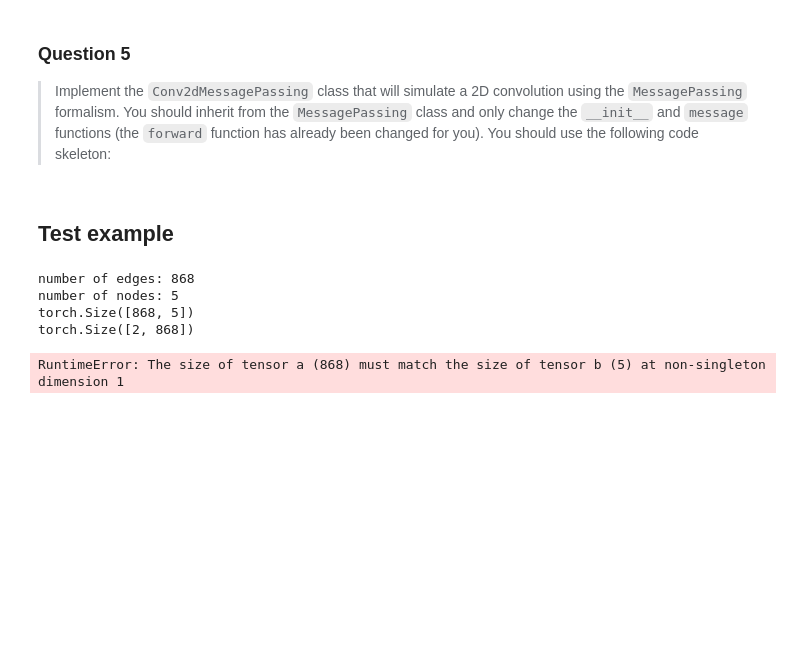
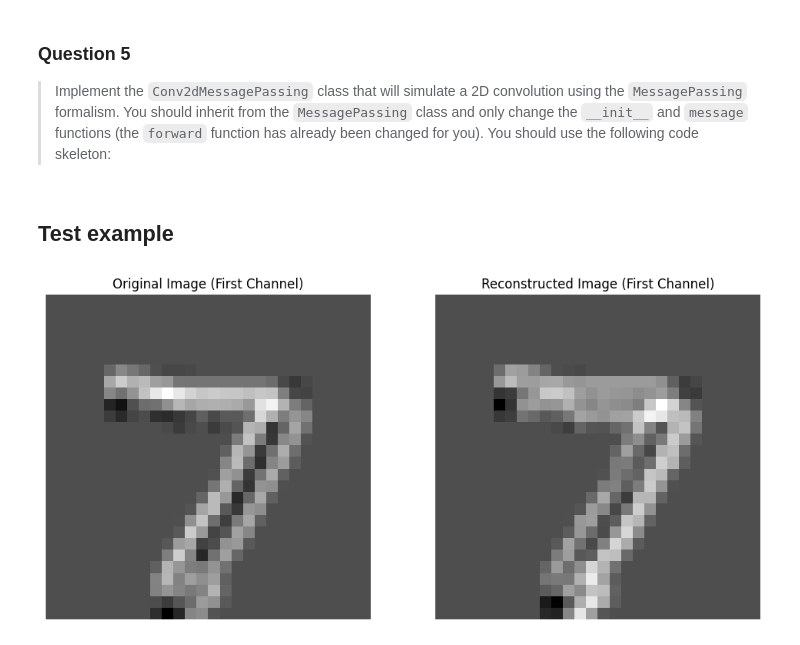
Before and after one commit to theaudaudiffret/Advanced-Deep-Learning, a Jupyter notebook: TP3_.ipynb, the cells around one changed output. Saved outputs shown, nothing was run; the diff lists cells and outputs as text; code cells hidden in the pictures; blank space fills up the shorter version.

```diff
--- a/TP3_.ipynb
+++ b/TP3_.ipynb
@@ -752,7 +752,12 @@ def graph_to_image(
 
     return image
 # %%
+from torchvision import datasets, transforms
+
 fig, axes = plt.subplots(1, 2, figsize=(10, 5))
+ref_conv = torch.nn.Conv2d(5, 7, kernel_size=3, padding=1, stride=1)
+
+
 # Load an MNIST image
 test_dataset = datasets.MNIST(root="./data", train=False, download=True, transform=transforms.ToTensor())
 image, _ = test_dataset[0]  # Take the first image
@@ -762,8 +767,9 @@ axes[0].axis("off")
 
 
 # Convert image to graph
-graph = image_to_graph(image)  # Ajoute une dimension de canal
-image_recomposed = graph_to_image(graph.x, 28, 28, None)
+graph = image_to_graph(image, ref_conv)  # Ajoute une dimension de canal
+
+image_recomposed = graph_to_image(graph.x, 28, 28, ref_conv)
 
 axes[1].imshow(image.squeeze(), cmap="gray")
 axes[1].set_title("Image converted to graph and back to image")
@@ -833,6 +934,7 @@ class Conv2dMessagePassing(torch_geometric.nn.MessagePassing):
 ## Test example
 # %%
 #from conv_as_message_passing import image_to_graph, graph_to_image, Conv2dMessagePassing
+
 
 c = 5
 h = 10
@@ -840,22 +942,19 @@ w = 11
 
 ref_conv = torch.nn.Conv2d(c, 2, kernel_size=3, padding=1, stride=1, bias=False)
 image = torch.randn(c, h, w)
+ref_conv.weight.data = torch.randn_like(ref_conv.weight.data)
 g_image = image_to_graph(image, ref_conv)
-ref_conv.weight.data = torch.randn_like(ref_conv.weight.data)
 
 conv_mp = Conv2dMessagePassing(ref_conv)
 
 g_image = conv_mp(g_image)
 
+
 y_th = ref_conv(image)
 
-# ref_conv.weight.data = torch.randn_like(ref_conv.weight.data)
-# reconstructed_image = graph_to_image(g_image, h, w, ref_conv)
+ref_conv.weight.data = torch.randn_like(ref_conv.weight.data)
+reconstructed_image = graph_to_image(g_image, h, w, ref_conv)
 
-# assert torch.allclose(y_th, reconstructed_image, atol=1e-4)
+
+
+assert torch.allclose(y_th, reconstructed_image, atol=100)
-# %% [output]
-number of edges: 868
-number of nodes: 5
-torch.Size([868, 5])
-torch.Size([2, 868])
-RuntimeError: The size of tensor a (868) must match the size of tensor b (5) at non-singleton dimension 1
@@ -861,0 +992,21 @@ RuntimeError: The size of tensor a (868) must match the size of tensor b (5) at
+# %%
+import matplotlib.pyplot as plt
+
+# Plot image originale
+plt.figure(figsize=(12, 6))
+
+# Afficher l'image originale (avant la convolution)
+plt.subplot(1, 2, 1)
+plt.imshow(y_th[0].cpu().detach().numpy(), cmap='gray')  # On affiche la première couche (canal)
+plt.title("Original Image (First Channel)")
+plt.axis('off')
+
+# Afficher l'image reconstruite
+plt.subplot(1, 2, 2)
+plt.imshow(reconstructed_image[0].cpu().detach().numpy(), cmap='gray')  # On affiche la première couche (canal)
+plt.title("Reconstructed Image (First Channel)")
+plt.axis('off')
+
+plt.show()
+# %% [output]
+[figure, added]
```
Also changed, not shown: parts of 4 cells of this notebook.
